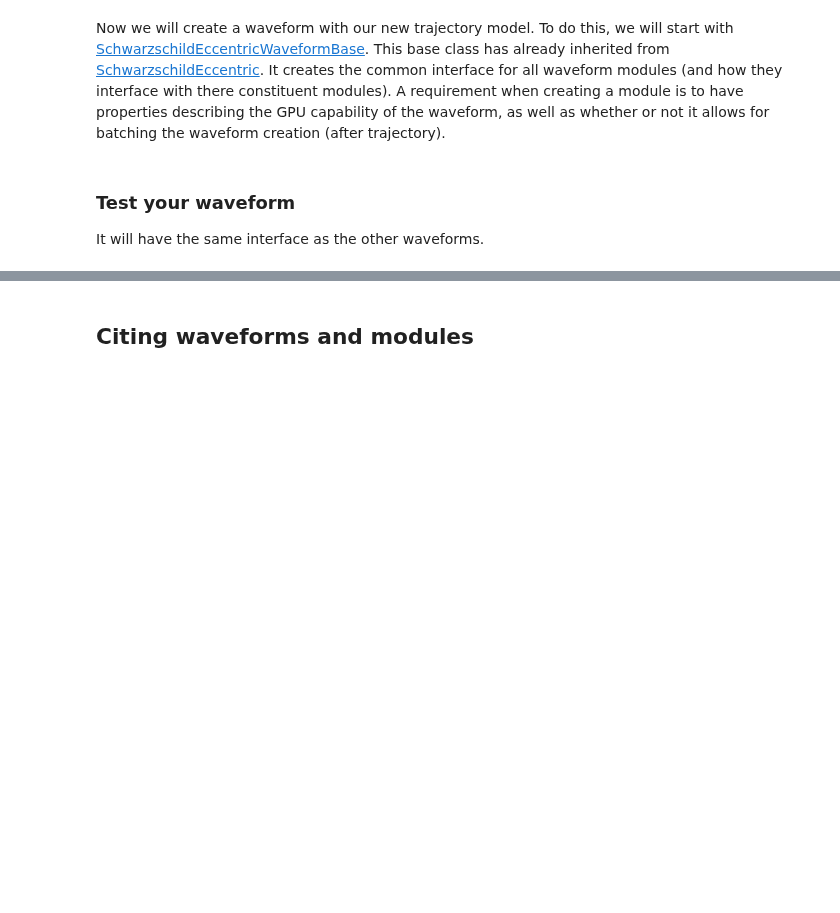
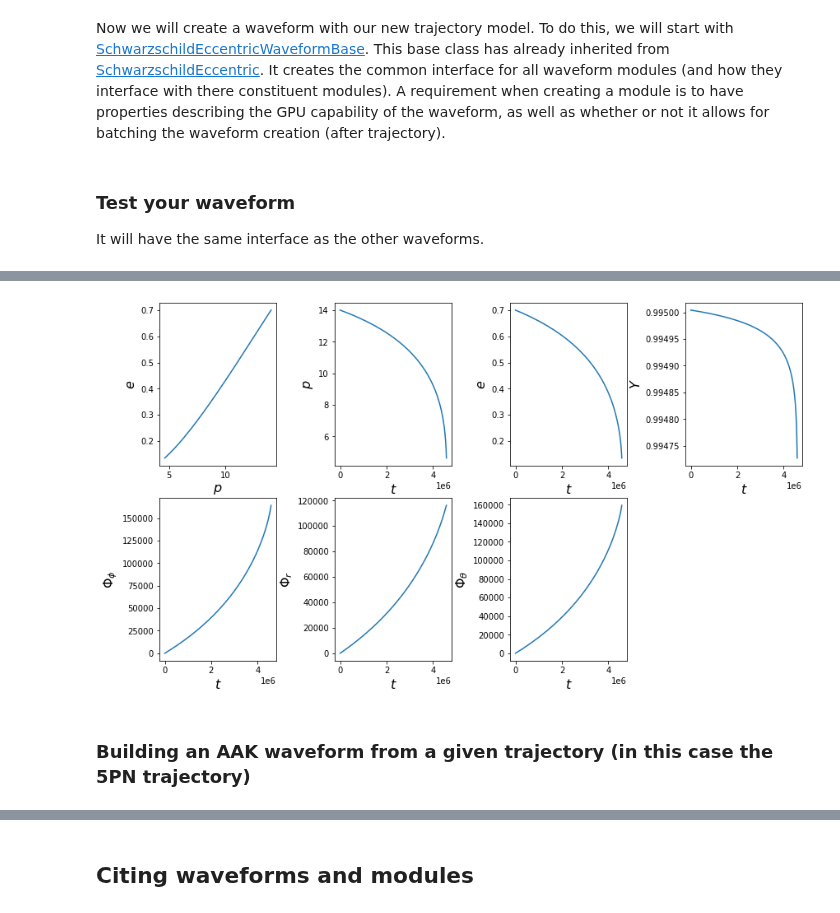
Before and after one commit to BlackHolePerturbationToolkit/FastEMRIWaveforms, a Jupyter notebook: docs/doctrees/nbsphinx/tutorial/SchwarzschildEccentricWaveform_intro.ipynb, the cells around one changed output, grey strips where cells are left out. Drawn from its saved outputs; the diff is of its cells as text; code cells hidden in the pictures; blank space fills up the shorter version.

```diff
--- a/docs/doctrees/nbsphinx/tutorial/SchwarzschildEccentricWaveform_intro.ipynb
+++ b/docs/doctrees/nbsphinx/tutorial/SchwarzschildEccentricWaveform_intro.ipynb
@@ -970,0 +1126,3 @@ mismatch: 1.0013402240432097
+# %%
+# initialize trajectory class
+traj = RunKerrGenericPn5Inspiral()
@@ -970,0 +1145,21 @@ mismatch: 1.0013402240432097
+# %%
+fig, axes = plt.subplots(2, 4)
+plt.subplots_adjust(wspace=0.5)
+fig.set_size_inches(14, 8)
+axes = axes.ravel()
+
+ylabels = [r'$e$', r'$p$', r'$e$', r'$Y$', r'$\Phi_\phi$', r'$\Phi_r$', r'$\Phi_\theta$']
+xlabels = [r'$p$', r'$t$', r'$t$', r'$t$', r'$t$', r'$t$', r'$t$', r'$t$', r'$t$']
+ys = [e, p, e, Y, Phi_phi, Phi_r, Phi_theta]
+xs = [p, t, t, t, t, t, t]
+
+for i, (ax, x, y, xlab, ylab) in enumerate(zip(axes, xs, ys, xlabels, ylabels)):
+    ax.plot(x, y)
+    ax.set_xlabel(xlab, fontsize=16)
+    ax.set_ylabel(ylab, fontsize=16)
+
+axes[-1].set_visible(False)
+# %% [output]
+[figure, added]
+# %% [markdown]
+### Building an AAK waveform from a given trajectory (in this case the 5PN trajectory)
```
Also changed, not shown: parts of 38 cells of this notebook, 42 other files.
